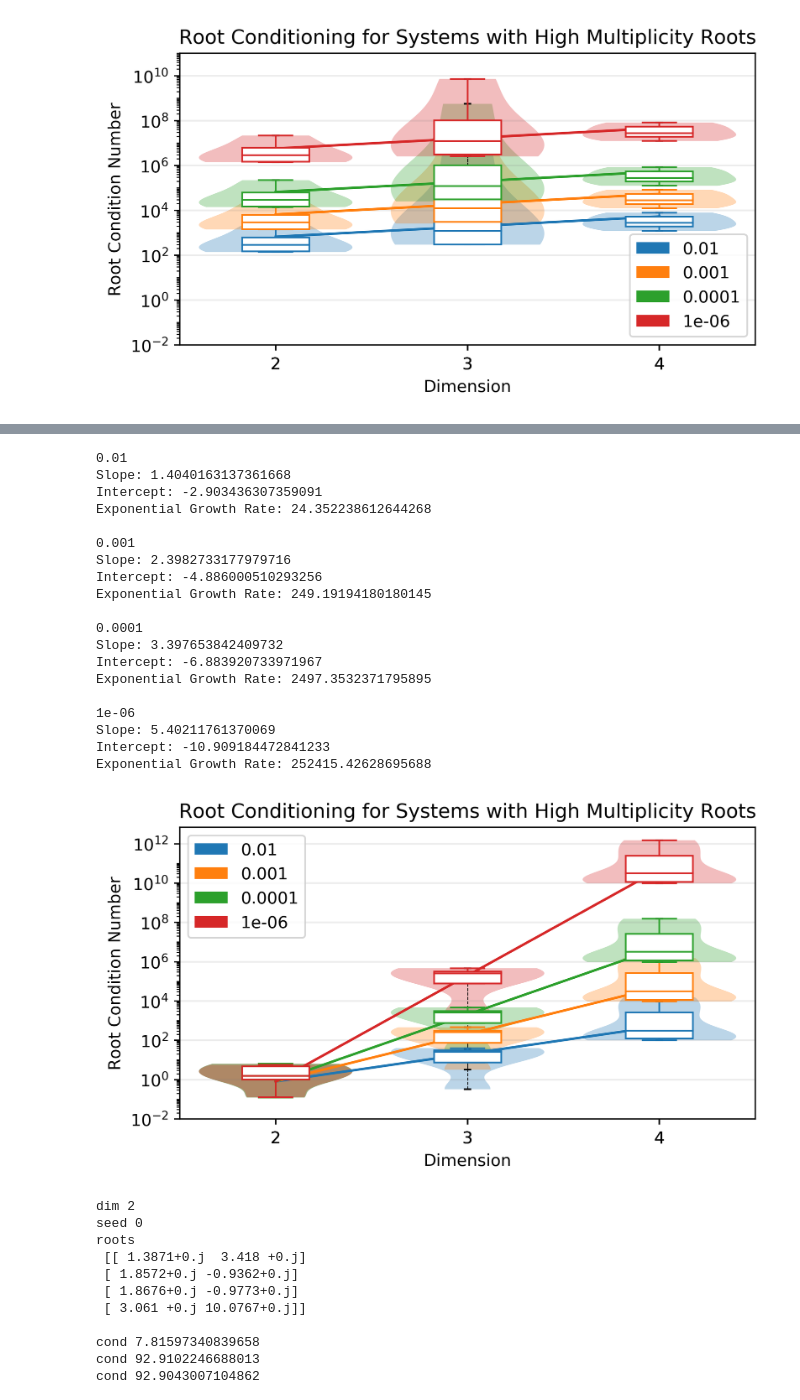
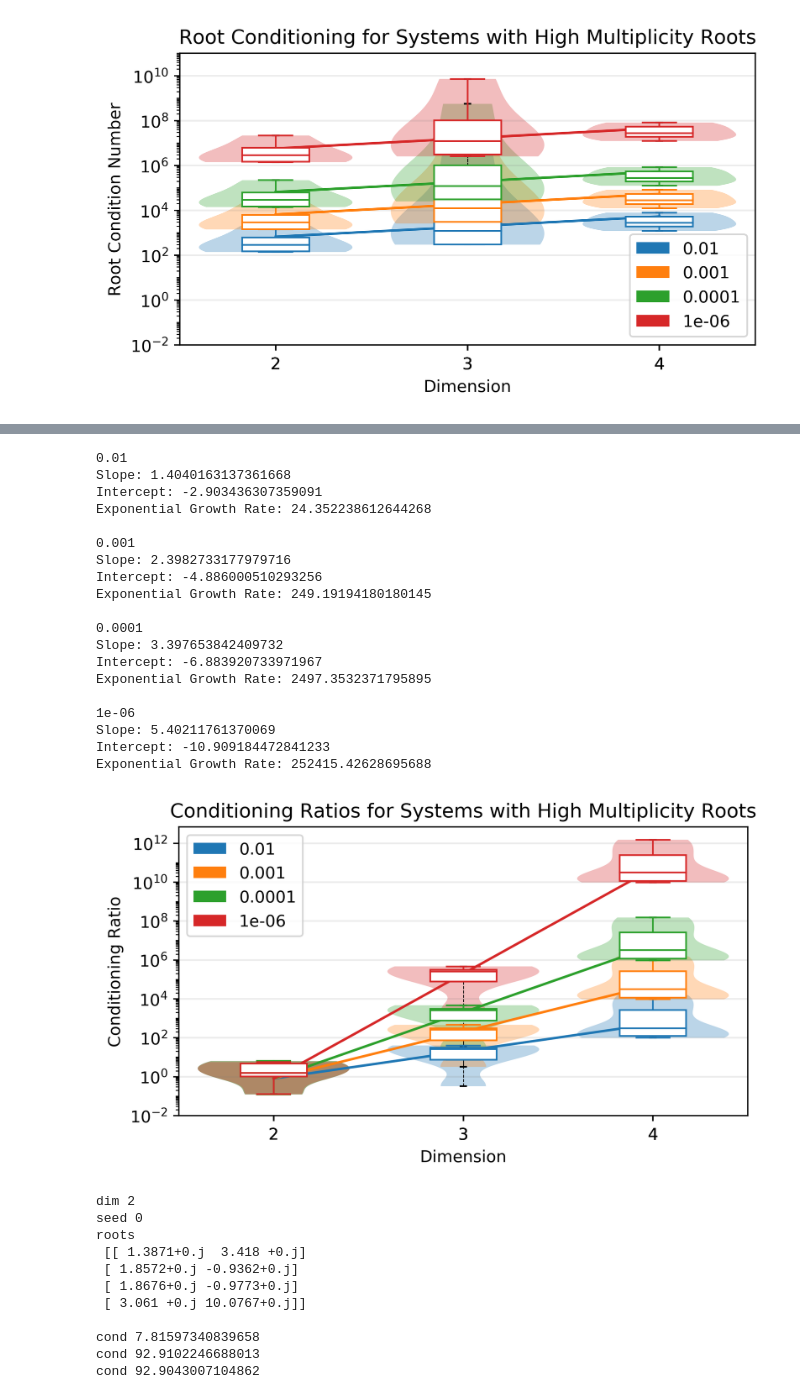
Before and after one commit to tylerjarvis/eigen_rootfinding, a Jupyter notebook: ConditioningRatios.ipynb, the cells around one changed output, grey strips where cells are left out. Cells and saved outputs as stored; diff of their text form; code cells hidden in the pictures.

Commit message:
editing ratios notebook

```diff
--- a/ConditioningRatios.ipynb
+++ b/ConditioningRatios.ipynb
@@ -468,33 +428,33 @@ Exponential Growth Rate: 622544.0581612352
 # %%
 plot(condratios,
      alphas,
      figsize=(6.25,3.25),
      filename='high_multiplicity_root_conds',
-     title='Root Conditioning for Systems with High Multiplicity Roots',
-     yaxislabel='Root Condition Number',
+     title='Conditioning Ratios for Systems with High Multiplicity Roots',
+     yaxislabel='Conditioning Ratio',
      min_ylim=-2,
      max_ylim=11)
 # %% [output]
 0.01
 Slope: 1.4040163137361668
 Intercept: -2.903436307359091
 Exponential Growth Rate: 24.352238612644268
 
 0.001
 Slope: 2.3982733177979716
 Intercept: -4.886000510293256
 Exponential Growth Rate: 249.19194180180145
 
 0.0001
 Slope: 3.397653842409732
 Intercept: -6.883920733971967
 Exponential Growth Rate: 2497.3532371795895
 
 1e-06
 Slope: 5.40211761370069
 Intercept: -10.909184472841233
 Exponential Growth Rate: 252415.42628695688
-[figure, old version]
+[figure, new version]
 # %%
 mult1 = get_data(alpha=.1,gen_func=gen_almost_multiple_roots)
 # %% [output]
```
Also changed, not shown: parts of 3 cells of this notebook.
